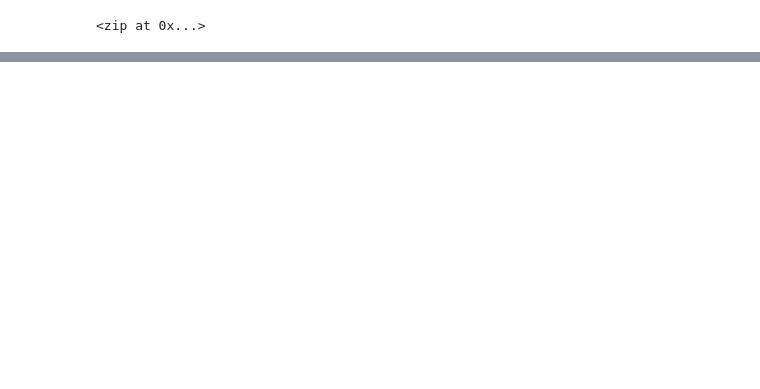
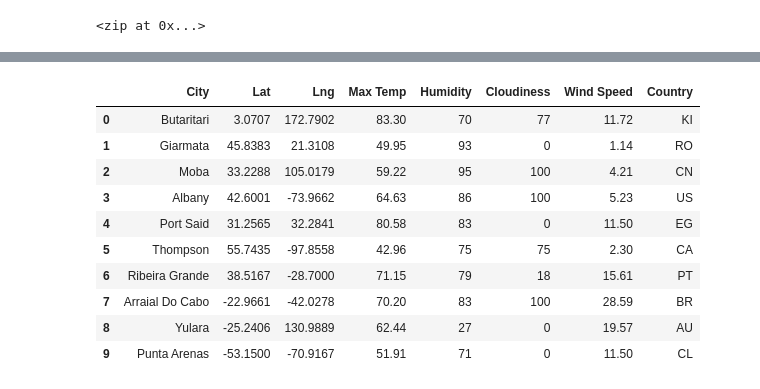
Before and after one commit to JacobSteinfeld/World_Weather_Analysis, a Jupyter notebook: WeatherPy.ipynb, the cells around one changed output, grey strips where cells are left out. Cells and saved outputs as stored; diff of their text form; code cells hidden in the pictures; blank space fills up the shorter version.

```diff
--- a/WeatherPy.ipynb
+++ b/WeatherPy.ipynb
@@ -33,0 +131,15 @@ len(cities)
+# %%
+city_data_df = pd.DataFrame(city_data)
+city_data_df.head(10)
+# %% [output]
+|  | City | Lat | Lng | Max Temp | Humidity | Cloudiness | Wind Speed | Country |
+| 0 | Butaritari | 3.0707 | 172.7902 | 83.30 | 70 | 77 | 11.72 | KI |
+| 1 | Giarmata | 45.8383 | 21.3108 | 49.95 | 93 | 0 | 1.14 | RO |
+| 2 | Moba | 33.2288 | 105.0179 | 59.22 | 95 | 100 | 4.21 | CN |
+| 3 | Albany | 42.6001 | -73.9662 | 64.63 | 86 | 100 | 5.23 | US |
+| 4 | Port Said | 31.2565 | 32.2841 | 80.58 | 83 | 0 | 11.50 | EG |
+| 5 | Thompson | 55.7435 | -97.8558 | 42.96 | 75 | 75 | 2.30 | CA |
+| 6 | Ribeira Grande | 38.5167 | -28.7000 | 71.15 | 79 | 18 | 15.61 | PT |
+| 7 | Arraial Do Cabo | -22.9661 | -42.0278 | 70.20 | 83 | 100 | 28.59 | BR |
+| 8 | Yulara | -25.2406 | 130.9889 | 62.44 | 27 | 0 | 19.57 | AU |
+| 9 | Punta Arenas | -53.1500 | -70.9167 | 51.91 | 71 | 0 | 11.50 | CL |
```
Also changed, not shown: parts of 7 cells of this notebook, 1 other file.
